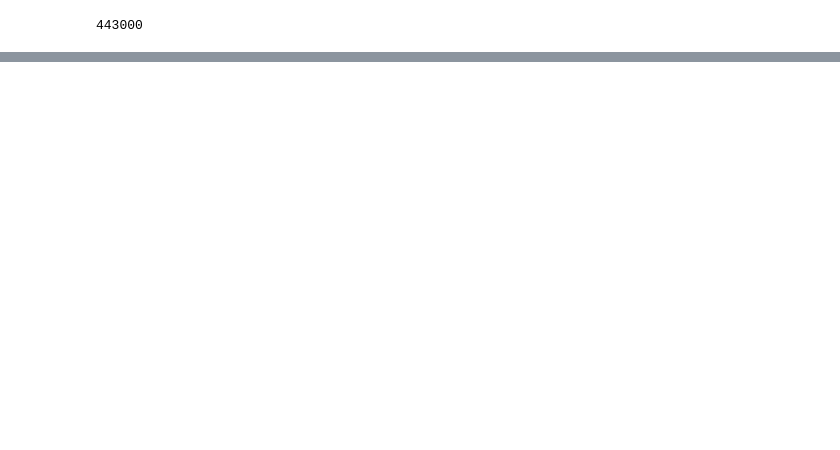
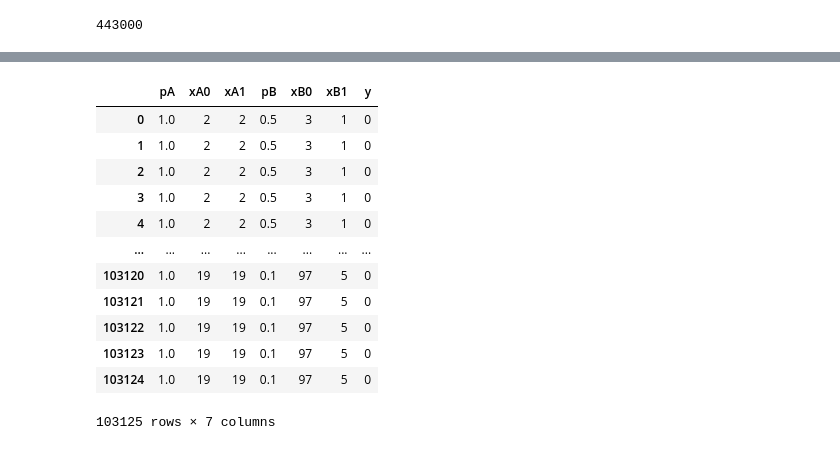
Before and after one commit to AurelienNioche/TransformedGP, a Jupyter notebook: apply-to-data.ipynb, the cells around one changed output, grey strips where cells are left out. Drawn from its saved outputs; the diff is of its cells as text; code cells hidden in the pictures; blank space fills up the shorter version.

```diff
--- a/apply-to-data.ipynb
+++ b/apply-to-data.ipynb
@@ -134,0 +192,16 @@ len(df_mono_reduced.unique())
+# %%
+data
+# %% [output]
+|  | pA | xA0 | xA1 | pB | xB0 | xB1 | y |
+| 0 | 1.0 | 2 | 2 | 0.5 | 3 | 1 | 0 |
+| 1 | 1.0 | 2 | 2 | 0.5 | 3 | 1 | 0 |
+| 2 | 1.0 | 2 | 2 | 0.5 | 3 | 1 | 0 |
+| 3 | 1.0 | 2 | 2 | 0.5 | 3 | 1 | 0 |
+| 4 | 1.0 | 2 | 2 | 0.5 | 3 | 1 | 0 |
+| ... | ... | ... | ... | ... | ... | ... | ... |
+| 103120 | 1.0 | 19 | 19 | 0.1 | 97 | 5 | 0 |
+| 103121 | 1.0 | 19 | 19 | 0.1 | 97 | 5 | 0 |
+| 103122 | 1.0 | 19 | 19 | 0.1 | 97 | 5 | 0 |
+| 103123 | 1.0 | 19 | 19 | 0.1 | 97 | 5 | 0 |
+| 103124 | 1.0 | 19 | 19 | 0.1 | 97 | 5 | 0 |
+103125 rows × 7 columns
```
Also changed, not shown: parts of 23 cells of this notebook, 2 other files.
